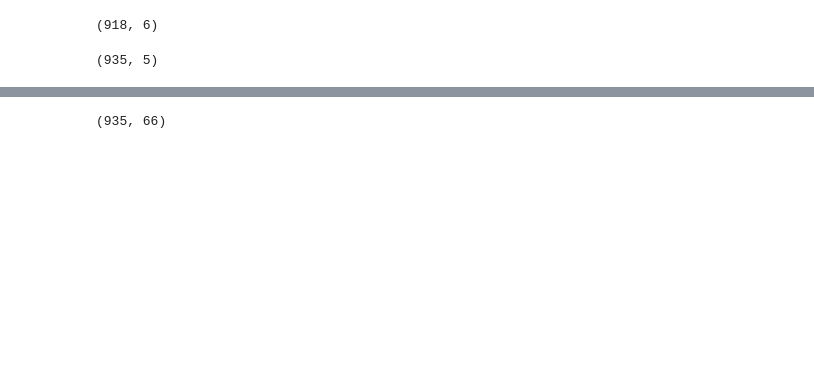
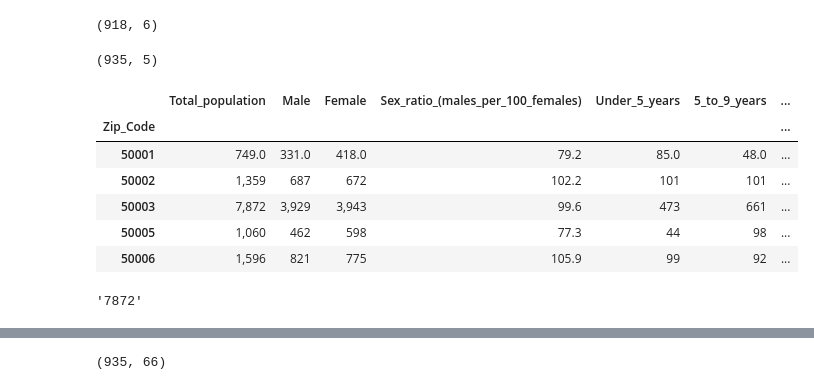
Before and after one commit to dgarbato/capstone, a Jupyter notebook: Census Combine Files_zip_level.ipynb, the cells around one changed output, grey strips where cells are left out. Saved outputs shown, nothing was run; the diff lists cells and outputs as text; code cells hidden in the pictures; blank space fills up the shorter version.

```diff
--- a/Census Combine Files_zip_level.ipynb
+++ b/Census Combine Files_zip_level.ipynb
@@ -82,3 +191,18 @@ dp05_2015.shape
 # %%
 dfs = [ dp05_new, dp05_2015, dp03_new, dp04_new]
 census = pd.concat([df.set_index('Zip_Code') for df in dfs], axis=1)
+# %%
+census.head()
+# %% [output]
+|  | Total_population | Male | Female | Sex_ratio_(males_per_100_females) | Under_5_years | 5_to_9_years | ... |
+| Zip_Code |  |  |  |  |  |  | ... |
+| 50001 | 749.0 | 331.0 | 418.0 | 79.2 | 85.0 | 48.0 | ... |
+| 50002 | 1,359 | 687 | 672 | 102.2 | 101 | 101 | ... |
+| 50003 | 7,872 | 3,929 | 3,943 | 99.6 | 473 | 661 | ... |
+| 50005 | 1,060 | 462 | 598 | 77.3 | 44 | 98 | ... |
+| 50006 | 1,596 | 821 | 775 | 105.9 | 99 | 92 | ... |
+# %%
+pop2 = '7,872'
+pop2.replace(',','')
+# %% [output]
+'7872'
```
Also changed, not shown: parts of 95 cells of this notebook, 6 other files.
